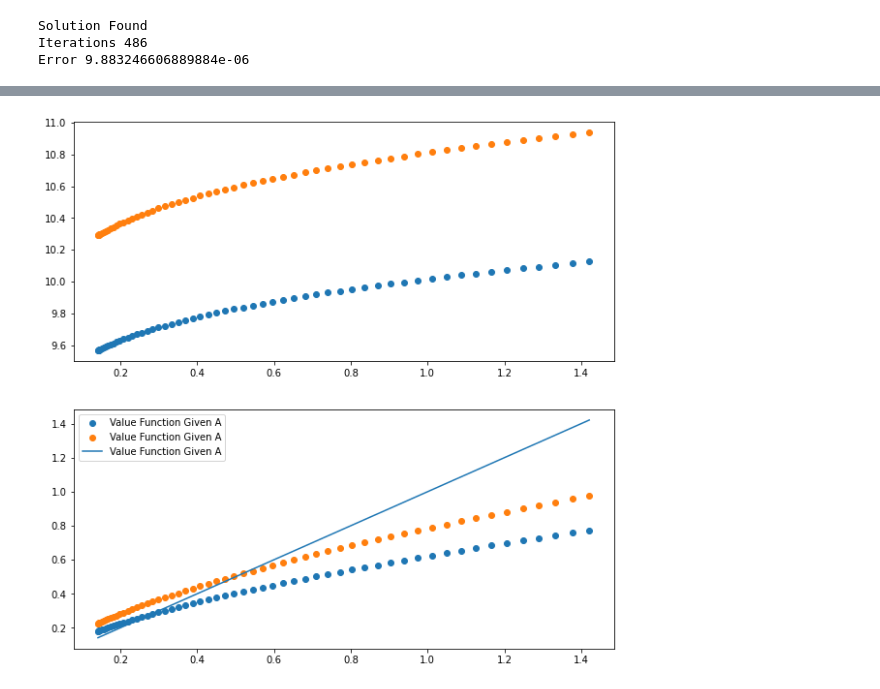
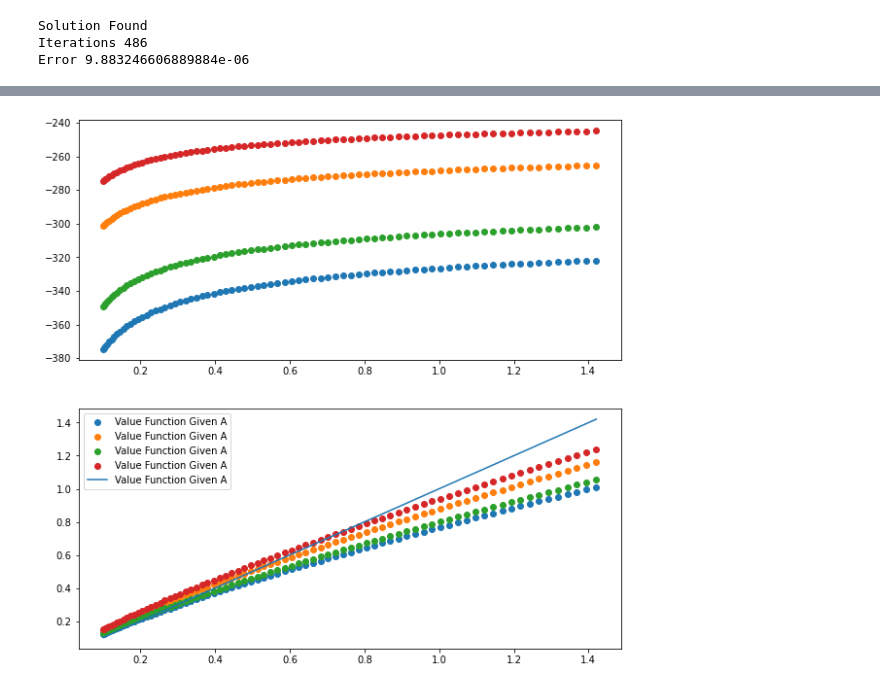
Before and after one commit to BelmudesLSB/Quantitative_Methods_2, a Jupyter notebook: PS3/PS3.ipynb, the cells around one changed output, grey strips where cells are left out. Cells and saved outputs as stored; diff of their text form; code cells hidden in the pictures.

```diff
--- a/PS3/PS3.ipynb
+++ b/PS3/PS3.ipynb
@@ -348,26 +348,34 @@ while iter < max_iter:
             # We have the array for different values for capital, we just need
             # to get the array of expected values for the value function given
             # the choice for today.
+
             E_V = CubicSpline(K, Π[r,:] @ V_0 , bc_type="natural")
-            def FOC(kp):
-                Δ = 10e-5
-                def Return_f(kp):
-                    if ( A[r] * K[c]**α + (1-δ) * K[c] - kp) <= 0:
-                        return np.nan
-                    return U( A[r] * K[c]**α + (1-δ) * K[c] - kp) + β * E_V(kp)
-                Return_f = np.vectorize(Return_f)
-                if np.isnan(Return_f(kp + Δ)):
-                    return -100
-                if np.isnan(Return_f(kp - Δ)):
-                    return -100
-                return (Return_f(kp + Δ) - Return_f(kp - Δ)) / ( 2 * Δ )
-            FOC = np.vectorize(FOC)
-            #h_1[r,c] = scipy.optimize.brentq(FOC, K_min, K_max, args=(), xtol=2e-12, rtol=error, maxiter=100, full_output=False, disp=True)
-            h_int[r,c] = scipy.optimize.newton(FOC, K_min, fprime=None, args=(), tol=error, maxiter=10000, fprime2=None, x1=None, rtol=0.0, full_output=False, disp=True)
+
+            def Return_f(kp):
+                return -1*(U( A[r] * K[c]**α + (1-δ) * K[c] - kp) + β * E_V(kp))
+            # We don't want to allow for states where consumption is negative:
+            def ieq_neg(kp):
+                return (A[r] * K[c]**α + (1-δ) * K[c] - kp)
+            constraints_1 = {'type': 'ineq', 'fun': ieq_neg}
+            # Setting the minimum capital in the continuous grid.
+            # note that this is les than K_min.
+            def ieq_min(kp):
+                return   kp + (K_min * 1)
+            constraints_2 = {'type': 'ineq', 'fun': ieq_min}
+            # Setting the maximum capital in the continuous grid.
+            # note that this is greater than K_max.
+            def ieq_max(kp):
+                return - kp + (1.3 * K_max)
+            constraints_3 = {'type': 'ineq', 'fun': ieq_max}
+
+            h_int[r,c] = scipy.optimize.minimize(Return_f, K_min, constraints=[constraints_1, constraints_2, constraints_3], tol = 10e-7).x[0]
+
             V_1[r,c] = U( A[r] * K[c]**α + (1-δ) * K[c] - h_int[r,c]) + β * E_V(h_int[r,c])
+
     if np.amax((h_int - h_0)/(1 + np.abs(h_0)))< error:
         print("Solution Found")
         break
+
     else:
         print(iter)
         print(np.amax((h_int - h_0)/(1 + np.abs(h_0))))
@@ -394,4 +402 @@ while iter < max_iter:
 Solution Found
-# %%
-h_int[r,c] = scipy.optimize.newton(FOC, K_min, fprime=None, args=(), tol=error, maxiter=10000, fprime2=None, x1=None, rtol=0.0, full_output=False, disp=True)
-V_1[r,c] = U( A[r] * K[c]**α + (1-δ) * K[c] - h_int[r,c]) + β * E_V(h_int[r,c])
@@ -454,12 +403,16 @@ plt.show()
 # %%
 fig, ax  = plt.subplots(2, figsize=(10,10))
 ax[0].scatter(K, V_1[3,:], label="Value Function Given A")
 ax[0].scatter(K, V_1[10,:], label="Value Function Given A")
+ax[0].scatter(K, V_1[5,:], label="Value Function Given A")
+ax[0].scatter(K, V_1[14,:], label="Value Function Given A")
 ax[1].scatter(K, h_int[3,:], label="Value Function Given A")
 ax[1].scatter(K, h_int[10,:], label="Value Function Given A")
+ax[1].scatter(K, h_int[5,:], label="Value Function Given A")
+ax[1].scatter(K, h_int[14,:], label="Value Function Given A")
 ax[1].plot(K, K, label="Value Function Given A")
 #plt.title("OSD abs error - 2SD abs error")
 plt.legend()
 plt.show()
 # %% [output]
-[figure, old version]
+[figure, new version]
```
Also changed, not shown: parts of 8 cells of this notebook.
